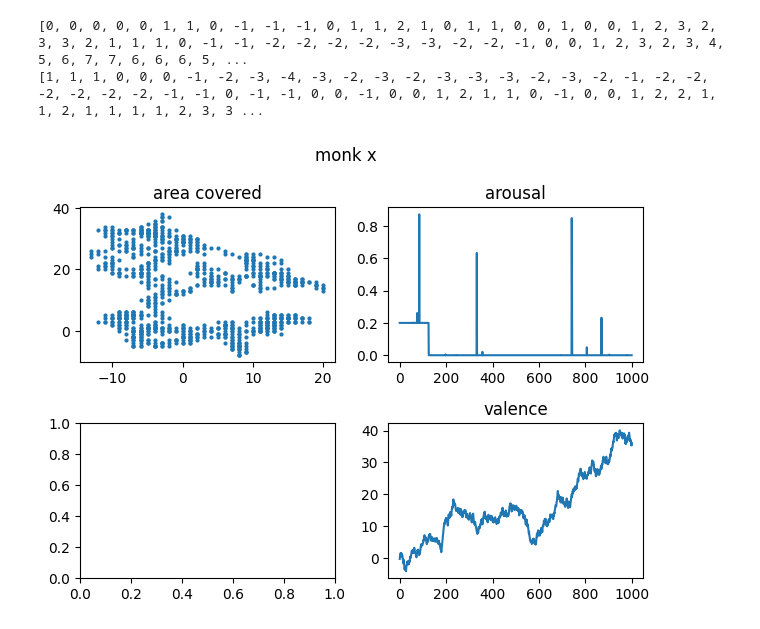
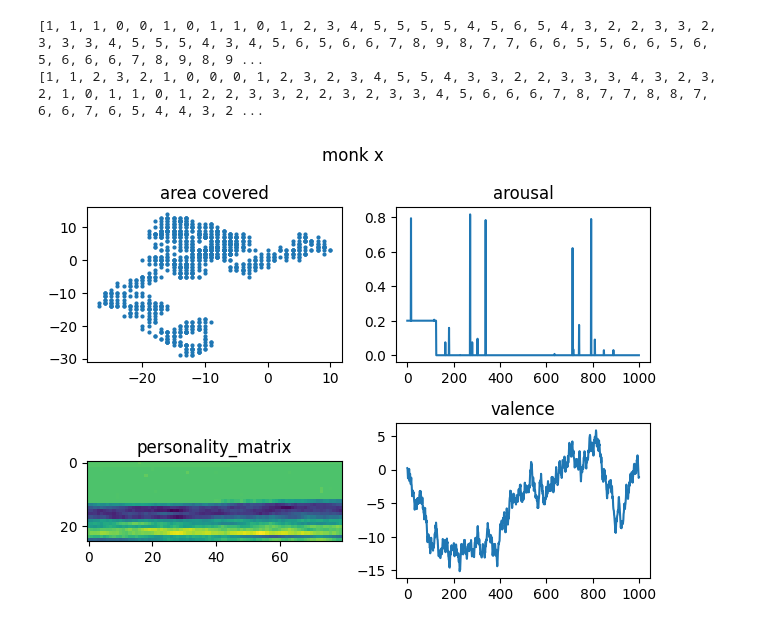
Before and after one commit to pzeronow/monkz, a Jupyter notebook: brownian.ipynb, the cells around one changed output. Saved outputs shown, nothing was run; the diff lists cells and outputs as text; code cells hidden in the pictures.

```diff
--- a/brownian.ipynb
+++ b/brownian.ipynb
@@ -57,33 +57,38 @@ t_v = 0
 for t in range(0, tau):
     t_a += random.randint(-1, 1)
     t_b += random.randint(-1, 1)
     X.append(t_a)
     Y.append(t_b)
 
     t_r = random.random()
     t_v += random.uniform(-1.0, 1.0)
     R.append(t_r)
     V.append(t_v)
 
 print(X)
 print(Y)
 
 R = add_noise_to(
     create_square(0.001, 1, 0.2, 1.0, 8),
     R
 )
 
+x_ = np.append(R, V)
+
 fig, axs = plt.subplots(2, 2)
 fig.suptitle('monk x')
 axs[0,0].scatter(X,Y,s=4)
 axs[0,0].set_title('area covered')
 axs[0,1].plot(np.arange(0, len(R)), R)
 axs[0,1].set_title('arousal')
 axs[1,1].plot(np.arange(0, len(V)), V)
 axs[1,1].set_title('valence')
+axs[1,0].set_title('personality_matrix')
+axs[1,0].imshow(x_.reshape(25,80)) # should be normalized.
+
 plt.tight_layout()
 plt.show()
 # %% [output]
-[0, 0, 0, 0, 0, 1, 1, 0, -1, -1, -1, 0, 1, 1, 2, 1, 0, 1, 1, 0, 0, 1, 0, 0, 1, 2, 3, 2, 3, 3, 2, 1, 1, 1, 0, -1, -1, -2, -2, -2, -2, -3, -3, -2, -2, -1, 0, 0, 1, 2, 3, 2, 3, 4, 5, 6, 7, 7, 6, 6, 6, 5, ...
-[1, 1, 1, 0, 0, 0, -1, -2, -3, -4, -3, -2, -3, -2, -3, -3, -3, -2, -3, -2, -1, -2, -2, -2, -2, -2, -2, -1, -1, 0, -1, -1, 0, 0, -1, 0, 0, 1, 2, 1, 1, 0, -1, 0, 0, 1, 2, 2, 1, 1, 2, 1, 1, 1, 1, 2, 3, 3 ...
+[1, 1, 1, 0, 0, 1, 0, 1, 1, 0, 1, 2, 3, 4, 5, 5, 5, 5, 4, 5, 6, 5, 4, 3, 2, 2, 3, 3, 2, 3, 3, 3, 4, 5, 5, 5, 4, 3, 4, 5, 6, 5, 6, 6, 7, 8, 9, 8, 7, 7, 6, 6, 5, 5, 6, 6, 5, 6, 5, 6, 6, 6, 7, 8, 9, 8, 9 ...
+[1, 1, 2, 3, 2, 1, 0, 0, 0, 1, 2, 3, 2, 3, 4, 5, 5, 4, 3, 3, 2, 2, 3, 3, 3, 4, 3, 2, 3, 2, 1, 0, 1, 1, 0, 1, 2, 2, 3, 3, 2, 2, 3, 2, 3, 3, 4, 5, 6, 6, 6, 7, 8, 7, 7, 8, 8, 7, 6, 6, 7, 6, 5, 4, 4, 3, 2 ...
-[figure, old version]
+[figure, new version]
```
Also changed, not shown: 7 other files.
